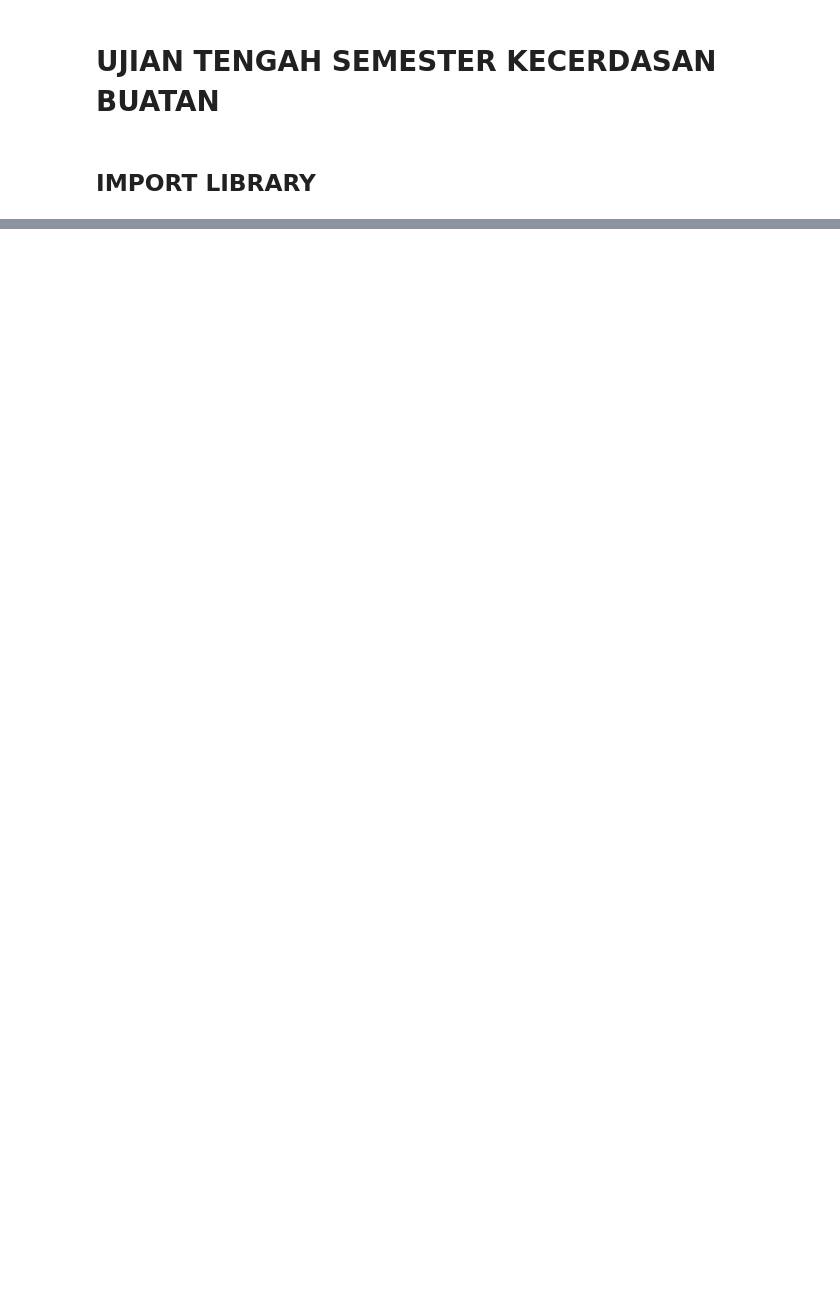
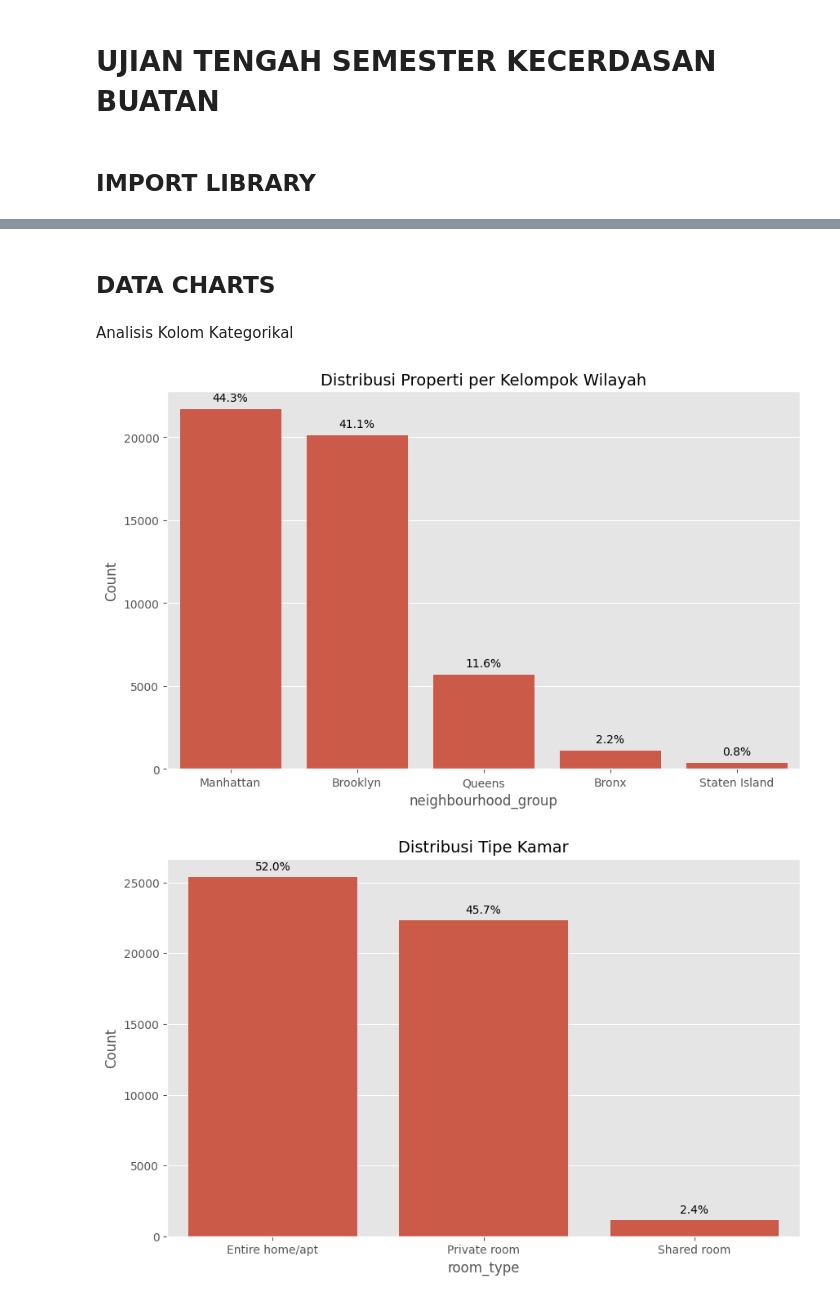
Before and after one commit to Radityaz/2025_AI_TI1B, a Jupyter notebook: RikoAdityaZaki_AI_UTS.ipynb, the cells around one changed output, grey strips where cells are left out. Drawn from its saved outputs; the diff is of its cells as text; code cells hidden in the pictures; blank space fills up the shorter version.

```diff
--- a/RikoAdityaZaki_AI_UTS.ipynb
+++ b/RikoAdityaZaki_AI_UTS.ipynb
@@ -136,0 +157,44 @@ Staten Island             173.846591     62.292553    57.444444
+# %% [markdown]
+## DATA CHARTS
+# %% [markdown]
+Analisis Kolom Kategorikal
+# %%
+def plot_categorical_distribution(column, title, rotation=0):
+    plt.figure(figsize=(10, 6))
+    ax = sns.countplot(data=df, x=column, order=df[column].value_counts().index)
+    plt.title(title, fontsize=14)
+    plt.xlabel(column, fontsize=12)
+    plt.ylabel('Count', fontsize=12)
+    plt.xticks(rotation=rotation)
+
+    # Tambahkan persentase di atas bar
+    total = len(df[column])
+    for p in ax.patches:
+        percentage = '{:.1f}%'.format(100 * p.get_height()/total)
+        x = p.get_x() + p.get_width() / 2
+        y = p.get_height() + 0.01 * total
+        ax.annotate(percentage, (x, y), ha='center')
+
+    plt.show()
+
+# %%
+# Distribusi neighbourhood_group
+plot_categorical_distribution('neighbourhood_group', 'Distribusi Properti per Kelompok Wilayah')
+
+# %%
+# Distribusi room_type
+plot_categorical_distribution('room_type', 'Distribusi Tipe Kamar')
+
+# %%
+# Top 10 neighbourhood
+top_neighbourhoods = df['neighbourhood'].value_counts().head(10)
+plt.figure(figsize=(12, 6))
+sns.barplot(x=top_neighbourhoods.index, y=top_neighbourhoods.values)
+plt.title('Top 10 Wilayah dengan Listing Terbanyak', fontsize=14)
+plt.xlabel('Neighbourhood', fontsize=12)
+plt.ylabel('Count', fontsize=12)
+plt.xticks(rotation=45)
+plt.show()
+# %% [output]
+[figure, added]
+[figure, added]
```
Also changed, not shown: parts of 34 cells of this notebook.
